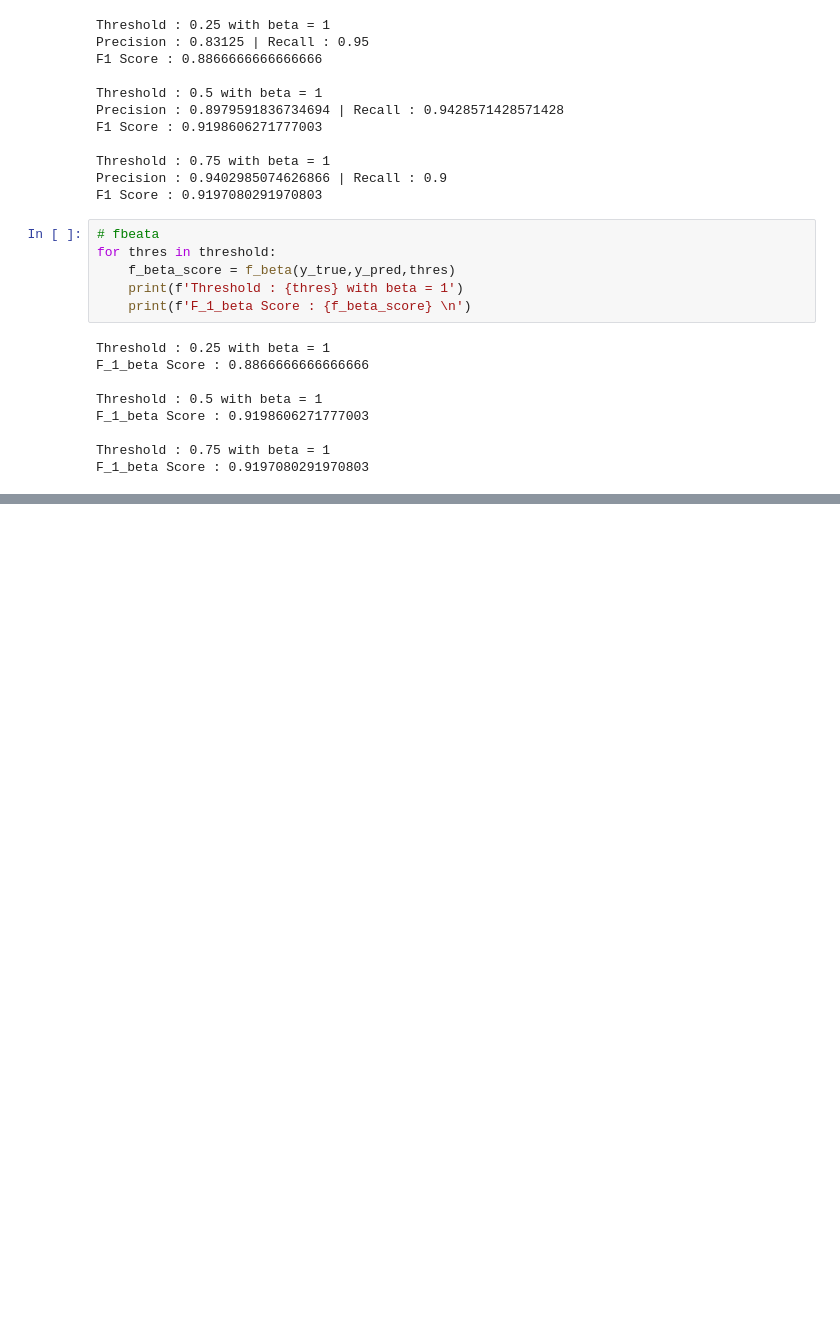
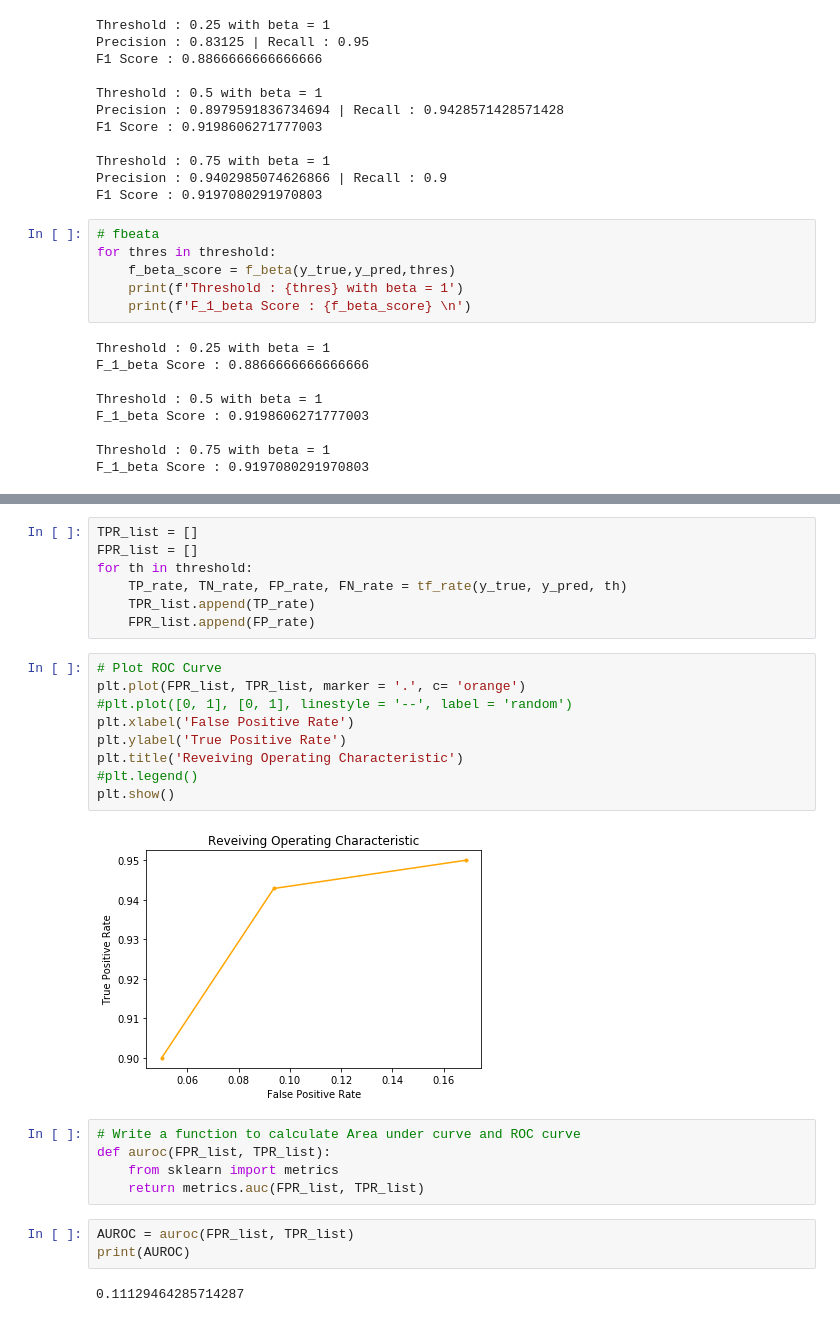
Before and after one commit to kate006naja/MachineLearningClassCode, a Jupyter notebook: ml12.ipynb, the cells around one changed output, grey strips where cells are left out. Saved outputs shown, nothing was run; the diff lists cells and outputs as text; blank space fills up the shorter version.

```diff
--- a/ml12.ipynb
+++ b/ml12.ipynb
@@ -402,0 +459,28 @@ for thres in threshold:
+# %%
+TPR_list = []
+FPR_list = []
+for th in threshold:
+    TP_rate, TN_rate, FP_rate, FN_rate = tf_rate(y_true, y_pred, th)
+    TPR_list.append(TP_rate)
+    FPR_list.append(FP_rate)
+# %%
+# Plot ROC Curve
+plt.plot(FPR_list, TPR_list, marker = '.', c= 'orange')
+#plt.plot([0, 1], [0, 1], linestyle = '--', label = 'random')
+plt.xlabel('False Positive Rate')
+plt.ylabel('True Positive Rate')
+plt.title('Reveiving Operating Characteristic')
+#plt.legend()
+plt.show()
+# %% [output]
+[figure, added]
+# %%
+# Write a function to calculate Area under curve and ROC curve
+def auroc(FPR_list, TPR_list):
+    from sklearn import metrics
+    return metrics.auc(FPR_list, TPR_list)
+# %%
+AUROC = auroc(FPR_list, TPR_list)
+print(AUROC)
+# %% [output]
+0.11129464285714287
```
Also changed, not shown: parts of 4 cells of this notebook.
